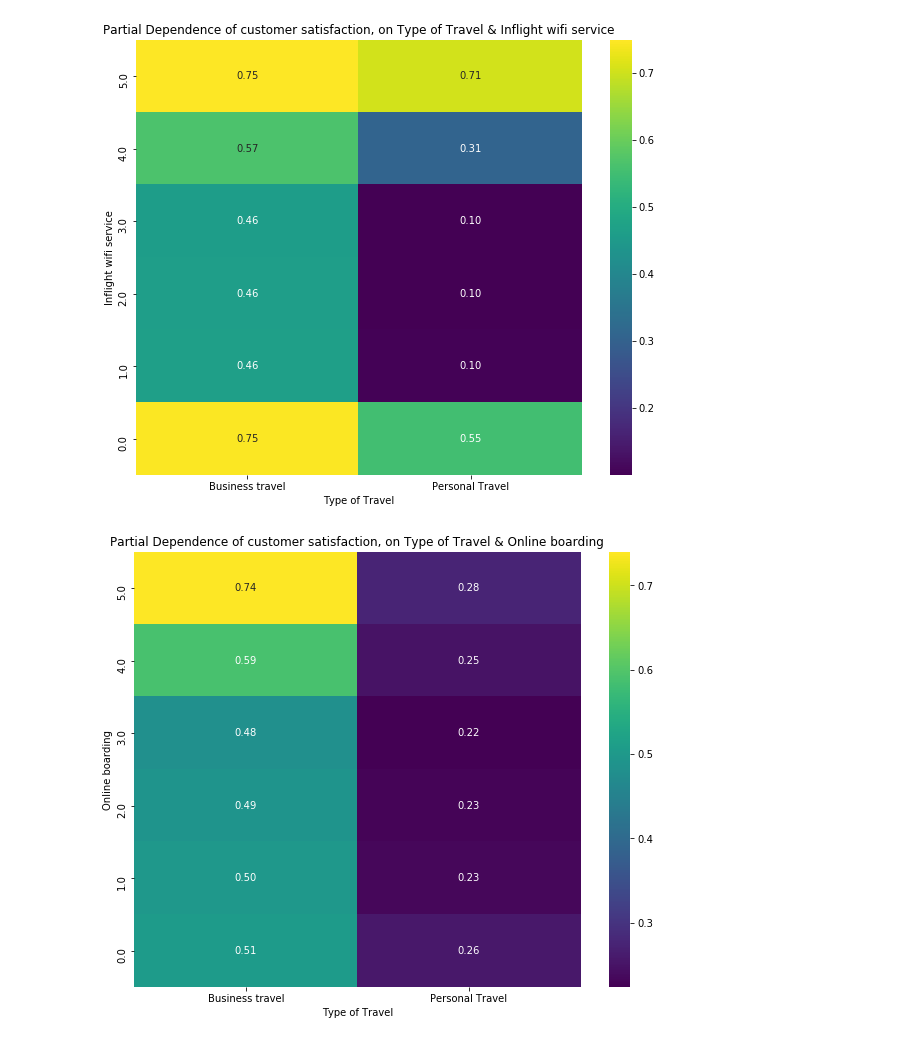
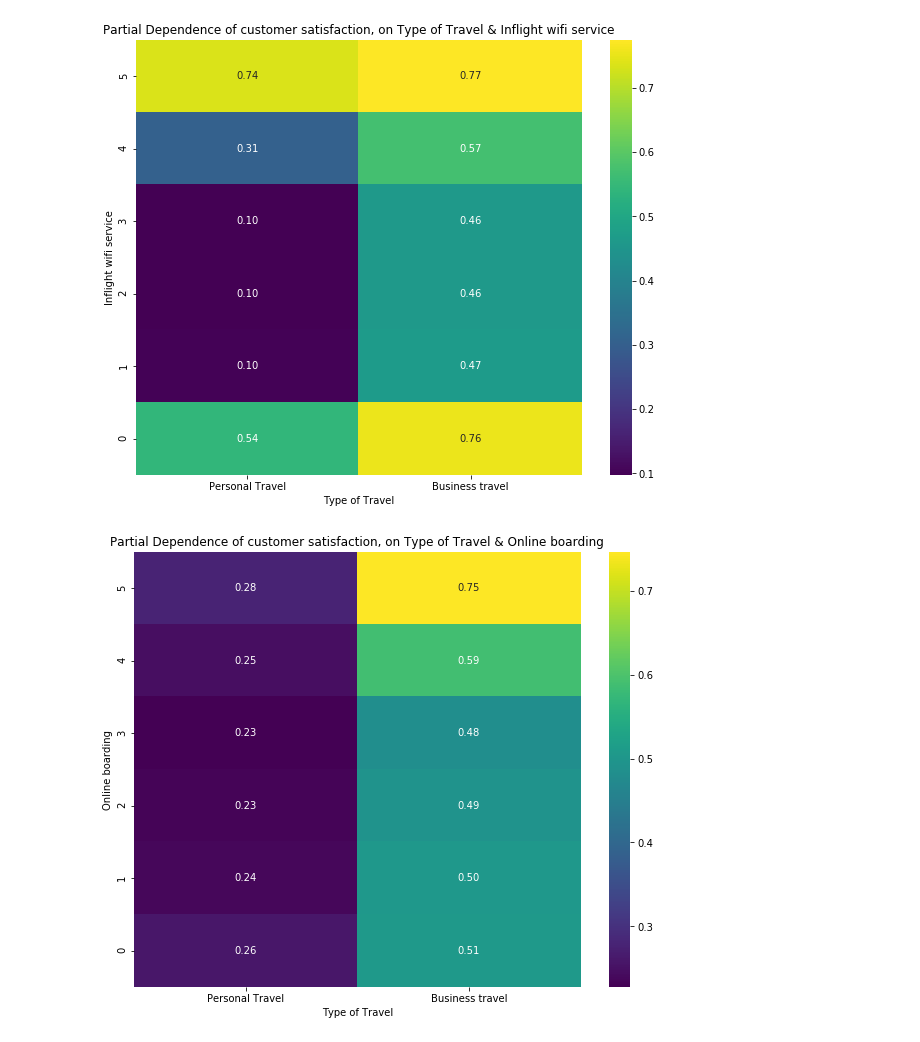
Before and after one commit to BuildABuddha/AirlineSurveyProject, a Jupyter notebook: AirlineSurveyProject.ipynb, the cells around one changed output. Saved outputs shown, nothing was run; the diff lists cells and outputs as text; code cells hidden in the pictures.

```diff
--- a/AirlineSurveyProject.ipynb
+++ b/AirlineSurveyProject.ipynb
@@ -42,10 +41,12 @@ def wrangle(X):
     # Replace NA values in this column with zero.
     X['Arrival Delay in Minutes'] = X['Arrival Delay in Minutes'].fillna(0)
 
+    X['Class'] = X['Class'].replace({"Eco Plus": "Eco"})
+
     return X
 
 train = wrangle(train)
-val = wrangle(val)
+# val = wrangle(val)
 test = wrangle(test)
 
 # Get mean baseline score:
@@ -63,12 +64,12 @@ encoder = ce.OrdinalEncoder()
 
 X_train = train[features]
 y_train = train[target]
-X_val = val[features]
-y_val = val[target]
+X_test = test[features]
+y_test = test[target]
 X_train_encoded = encoder.fit_transform(X_train)
-X_val_transformed = encoder.transform(X_val)
+X_test_transformed = encoder.transform(X_test)
 
 model = RandomForestClassifier(random_state=0, n_jobs=-2, n_estimators=500)
 model.fit(X_train_encoded, y_train)
-print(model.score(X_val_transformed, y_val))
+print(model.score(X_test_transformed, y_test))
 # %% [output]
@@ -99,12 +100,12 @@ permuter = PermutationImportance(
     random_state=42
 );
 
-permuter.fit(X_val_transformed, y_val)
+permuter.fit(X_test_transformed, y_test)
 
 eli5.show_weights(
     permuter,
     top=None, # No limit: show permutation importances for all features
-    feature_names=val[features].columns.tolist() # must be a list
+    feature_names=test[features].columns.tolist() # must be a list
 )
 # %% [output]
 | Weight | Feature |
@@ -154,9 +155,10 @@ def build_pdp_from_features(feature_1, feature_2, feature_1_map=None, feature_2_
 
     interaction = pdp_interact(
         model=model,
-        dataset=X_val_transformed,
-        model_features=X_val_transformed.columns,
-        features=selected_features
+        dataset=X_test_transformed,
+        model_features=X_test_transformed.columns,
+        features=selected_features,
+        cust_grid_points= [[1,2],[0,1,2,3,4,5]]
     )
 
     pdp = interaction.pdp.pivot_table(
@@ -168,7 +170,7 @@ def build_pdp_from_features(feature_1, feature_2, feature_1_map=None, feature_2_
     if feature_1_map and feature_2_map:
         pdp = pdp.rename(
             columns=dict(zip(range(1,len(feature_1_map)), feature_1_map)),
-            rows=dict(zip(range(1,len(feature_2_map)), feature_2_map))
+            index=dict(zip(range(1,len(feature_2_map)), feature_2_map))
         )
 
     elif feature_1_map:
@@ -177,7 +179,7 @@ def build_pdp_from_features(feature_1, feature_2, feature_1_map=None, feature_2_
         )
     elif feature_2_map:
         pdp = pdp.rename(
-            rows=dict(zip(range(1,len(feature_2_map)+1), feature_2_map))
+            index=dict(zip(range(1,len(feature_2_map)+1), feature_2_map))
         )
 
     plt.figure(figsize=(10,8))
@@ -187,10 +189,10 @@ def build_pdp_from_features(feature_1, feature_2, feature_1_map=None, feature_2_
               ' & ' +
               feature_2);
 
-build_pdp_from_features('Type of Travel', 'Inflight wifi service', ['Business travel', 'Personal Travel'])
+build_pdp_from_features('Type of Travel', 'Inflight wifi service', ['Personal Travel', 'Business travel'])
 # %% [output]
-[figure, old version]
+[figure, new version]
 # %%
-build_pdp_from_features('Type of Travel', 'Online boarding', ['Business travel', 'Personal Travel'])
+build_pdp_from_features('Type of Travel', 'Online boarding', ['Personal Travel', 'Business travel'])
 # %% [output]
-[figure, old version]
+[figure, new version]
```
Also changed, not shown: parts of 14 cells of this notebook.
